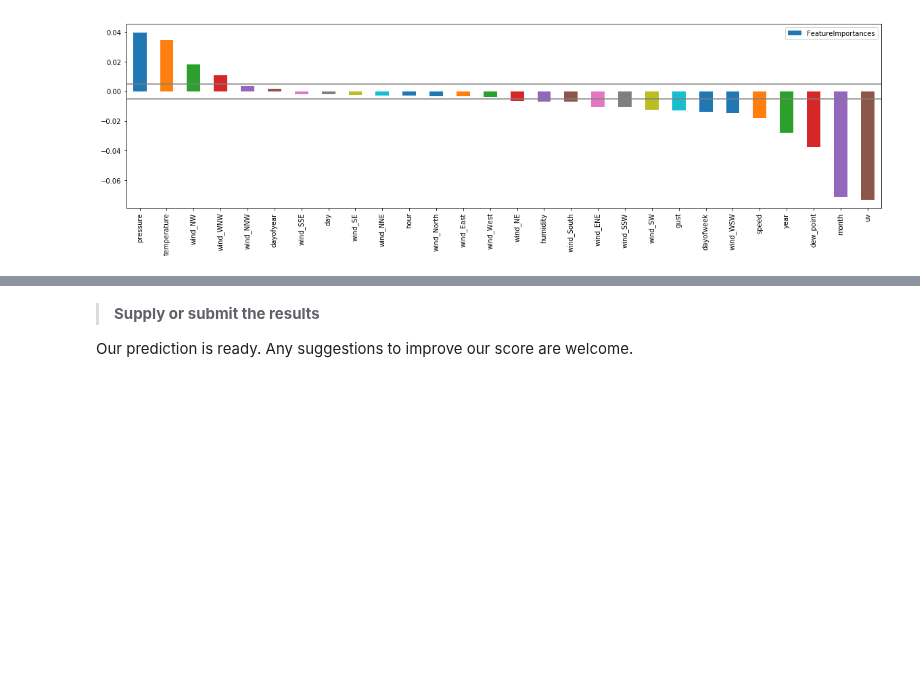
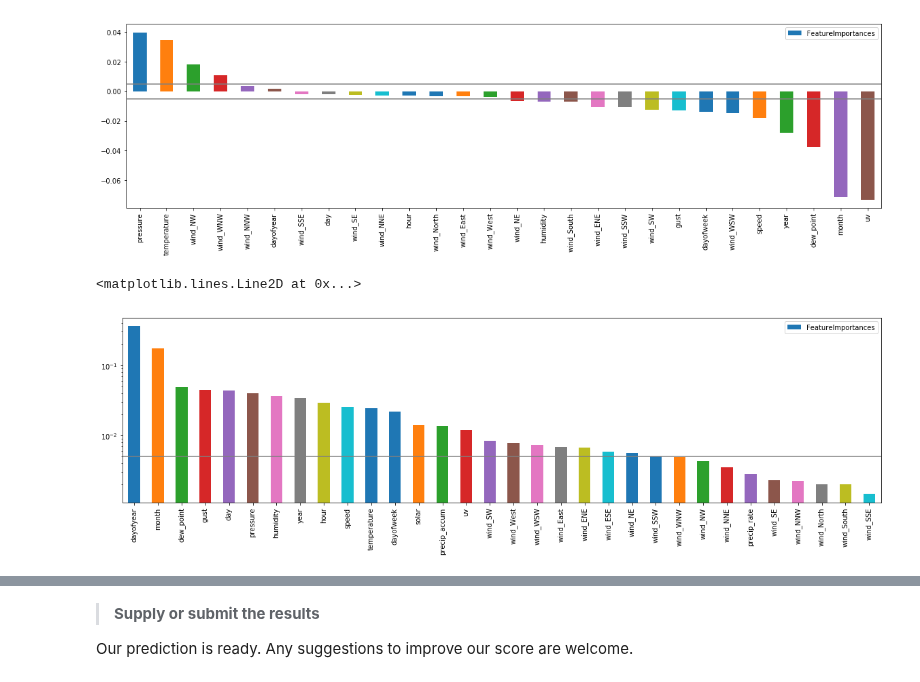
Before and after one commit to monthepp/kaggle, a Jupyter notebook: bangkok_air_polution/bangkok_air_polution.ipynb, the cells around one changed output, grey strips where cells are left out. Drawn from its saved outputs; the diff is of its cells as text; code cells hidden in the pictures; blank space fills up the shorter version.

```diff
--- a/bangkok_air_polution/bangkok_air_polution.ipynb
+++ b/bangkok_air_polution/bangkok_air_polution.ipynb
@@ -365,0 +370,7 @@ model_feat = feat[(feat['FeatureImportances'] < -0.005) | (feat['FeatureImportan
+# %%
+# plot the feature importances
+feat.plot(y='FeatureImportances', figsize=(20, 5), kind='bar', logy=True)
+plt.axhline(0.005, color="grey")
+# %% [output]
+<matplotlib.lines.Line2D at 0x...>
+[figure, added]
```
Also changed, not shown: parts of 12 cells of this notebook.
